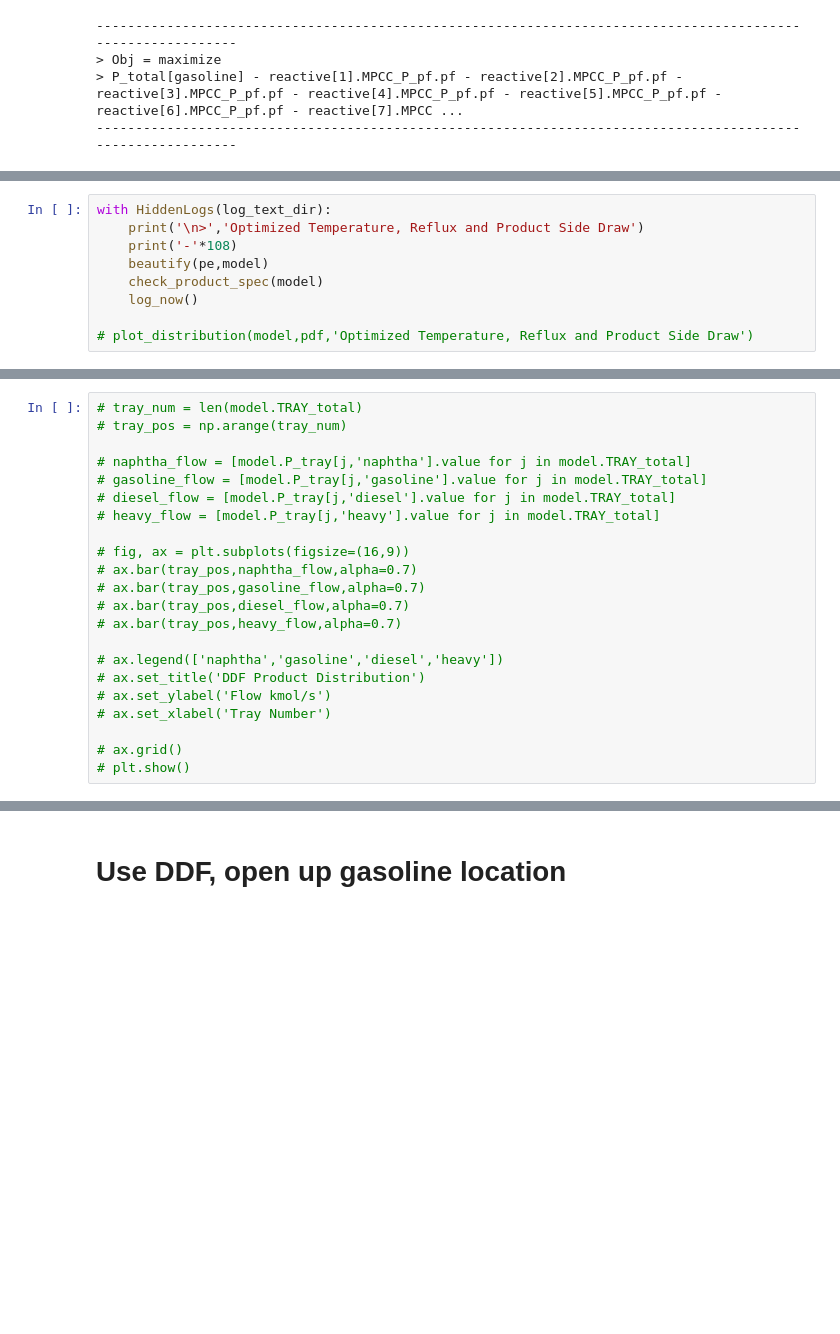
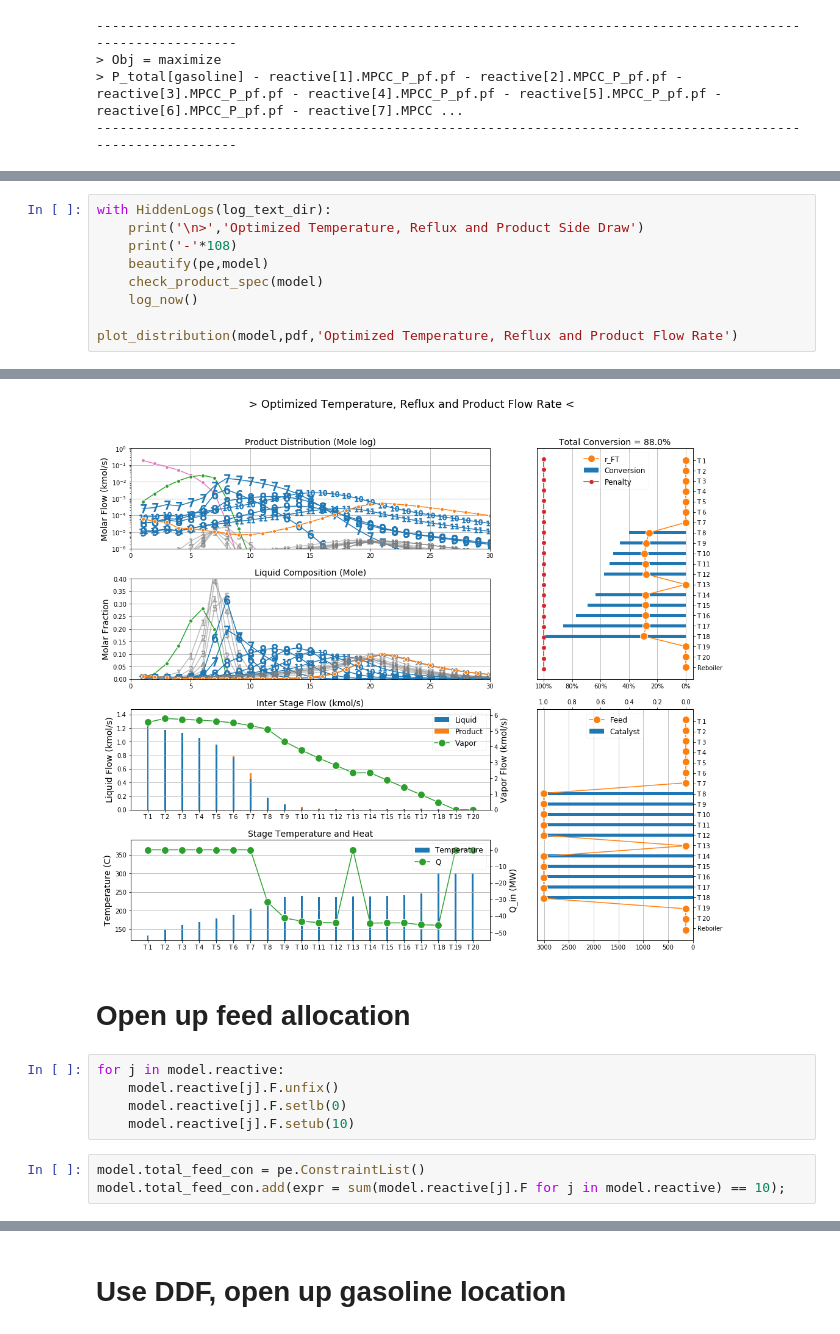
Before and after one commit to naienh/FT-Reactive-Distillation-Pyomo, a Jupyter notebook: showcase/3rd_level/Optimization_Product_Tray_flow_based_DDF.ipynb, the cells around one changed output, grey strips where cells are left out. Drawn from its saved outputs; the diff is of its cells as text; blank space fills up the shorter version.

Commit message:
combine TRP + Feed + Tray

```diff
--- a/showcase/3rd_level/Optimization_Product_Tray_flow_based_DDF.ipynb
+++ b/showcase/3rd_level/Optimization_Product_Tray_flow_based_DDF.ipynb
@@ -344,7 +328,7 @@ with HiddenLogs(log_text_dir):
     check_product_spec(model)
     log_now()
 
-# plot_distribution(model,pdf,'Optimized Temperature, Reflux and Product Side Draw')
+plot_distribution(model,pdf,'Optimized Temperature, Reflux and Product Flow Rate')
 # %% [output]
 > Optimized Temperature, Reflux and Product Side Draw
 ------------------------------------------------------------------------------------------------------------
@@ -365,23 +349,12 @@ Total time:   0:01:28
 ============================================================================================================
+[figure, added]
-# %%
-# tray_num = len(model.TRAY_total)
-# tray_pos = np.arange(tray_num)
-
-# naphtha_flow = [model.P_tray[j,'naphtha'].value for j in model.TRAY_total]
-# gasoline_flow = [model.P_tray[j,'gasoline'].value for j in model.TRAY_total]
-# diesel_flow = [model.P_tray[j,'diesel'].value for j in model.TRAY_total]
-# heavy_flow = [model.P_tray[j,'heavy'].value for j in model.TRAY_total]
-
-# fig, ax = plt.subplots(figsize=(16,9))
-# ax.bar(tray_pos,naphtha_flow,alpha=0.7)
-# ax.bar(tray_pos,gasoline_flow,alpha=0.7)
-# ax.bar(tray_pos,diesel_flow,alpha=0.7)
-# ax.bar(tray_pos,heavy_flow,alpha=0.7)
-
-# ax.legend(['naphtha','gasoline','diesel','heavy'])
-# ax.set_title('DDF Product Distribution')
-# ax.set_ylabel('Flow kmol/s')
-# ax.set_xlabel('Tray Number')
-
-# ax.grid()
-# plt.show()
+# %% [markdown]
+# Open up feed allocation
+# %%
+for j in model.reactive:
+    model.reactive[j].F.unfix()
+    model.reactive[j].F.setlb(0)
+    model.reactive[j].F.setub(10)
+# %%
+model.total_feed_con = pe.ConstraintList()
+model.total_feed_con.add(expr = sum(model.reactive[j].F for j in model.reactive) == 10);
```
Also changed, not shown: parts of 44 cells of this notebook, 12 other files.
